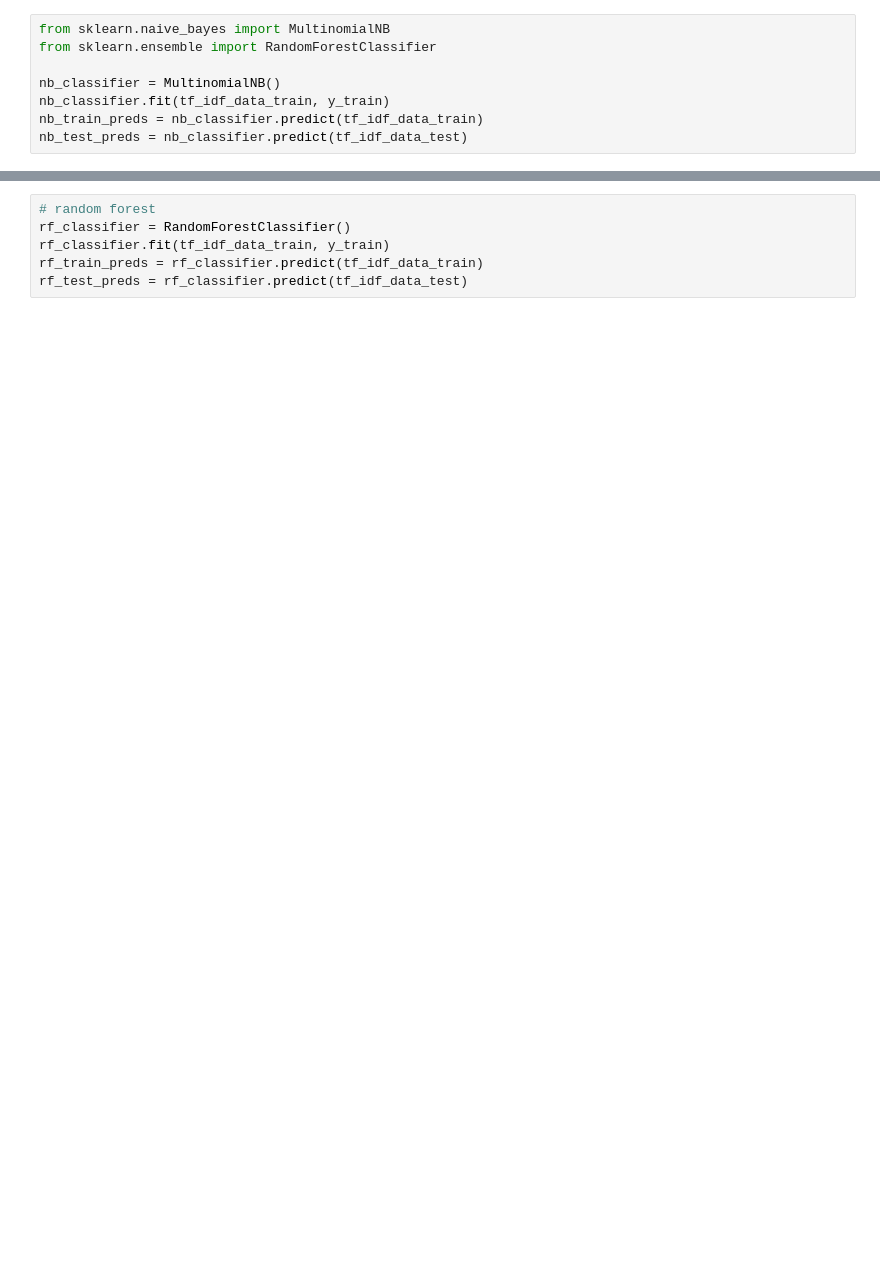
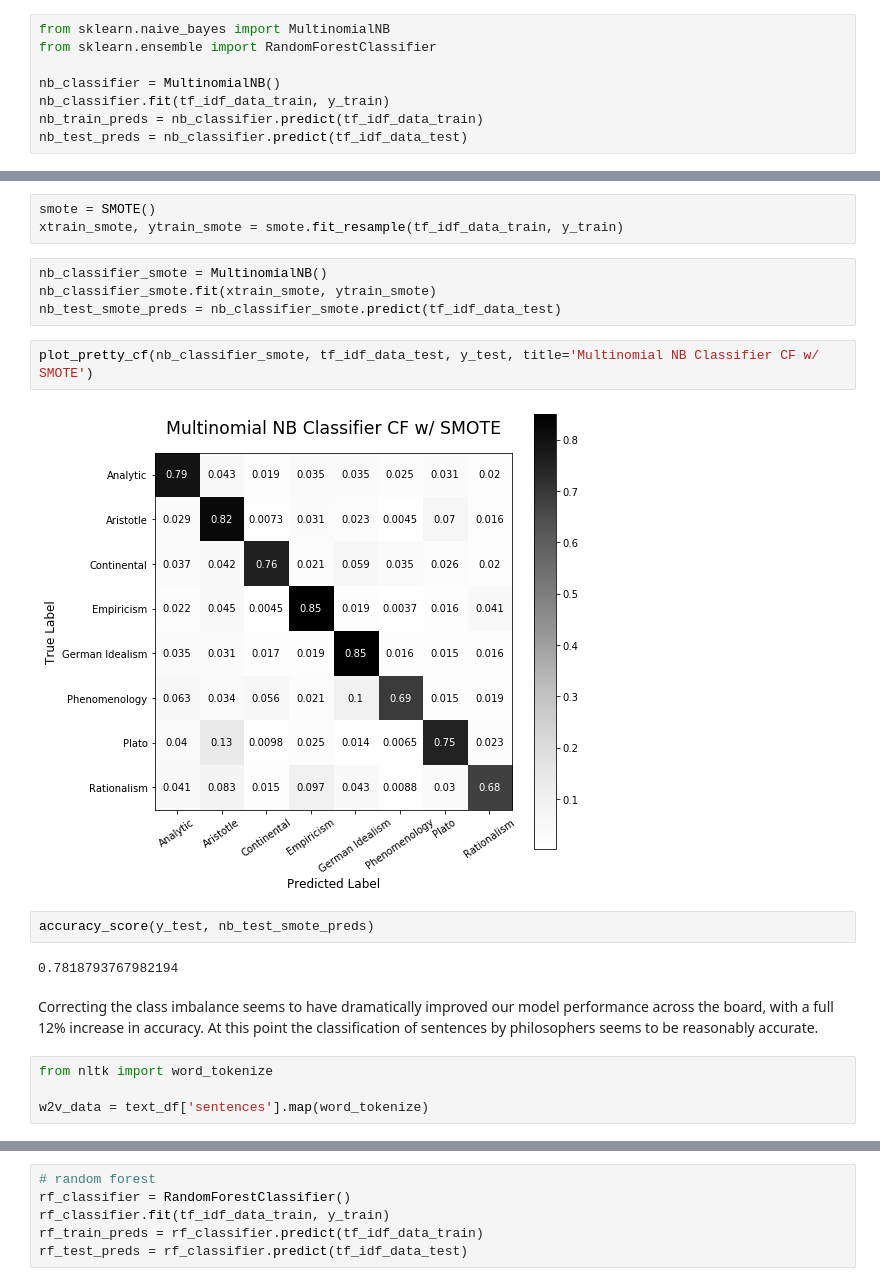
Before and after one commit to kcalizadeh/philosophy_classification_project, a Jupyter notebook: preprocessing.ipynb, the cells around one changed output, grey strips where cells are left out. Cells and saved outputs as stored; diff of their text form; blank space fills up the shorter version.

```diff
--- a/preprocessing.ipynb
+++ b/preprocessing.ipynb
@@ -275,0 +284,21 @@ accuracy_score(y_test, nb_test_preds)
+# %%
+smote = SMOTE()
+xtrain_smote, ytrain_smote = smote.fit_resample(tf_idf_data_train, y_train)
+# %%
+nb_classifier_smote = MultinomialNB()
+nb_classifier_smote.fit(xtrain_smote, ytrain_smote)
+nb_test_smote_preds = nb_classifier_smote.predict(tf_idf_data_test)
+# %%
+plot_pretty_cf(nb_classifier_smote, tf_idf_data_test, y_test, title='Multinomial NB Classifier CF w/ SMOTE')
+# %% [output]
+[figure, added]
+# %%
+accuracy_score(y_test, nb_test_smote_preds)
+# %% [output]
+0.7818793767982194
+# %% [markdown]
+Correcting the class imbalance seems to have dramatically improved our model performance across the board, with a full 12% increase in accuracy. At this point the classification of sentences by philosophers seems to be reasonably accurate.
+# %%
+from nltk import word_tokenize
+
+w2v_data = text_df['sentences'].map(word_tokenize)
```
Also changed, not shown: parts of 34 cells of this notebook, 2 other files.
